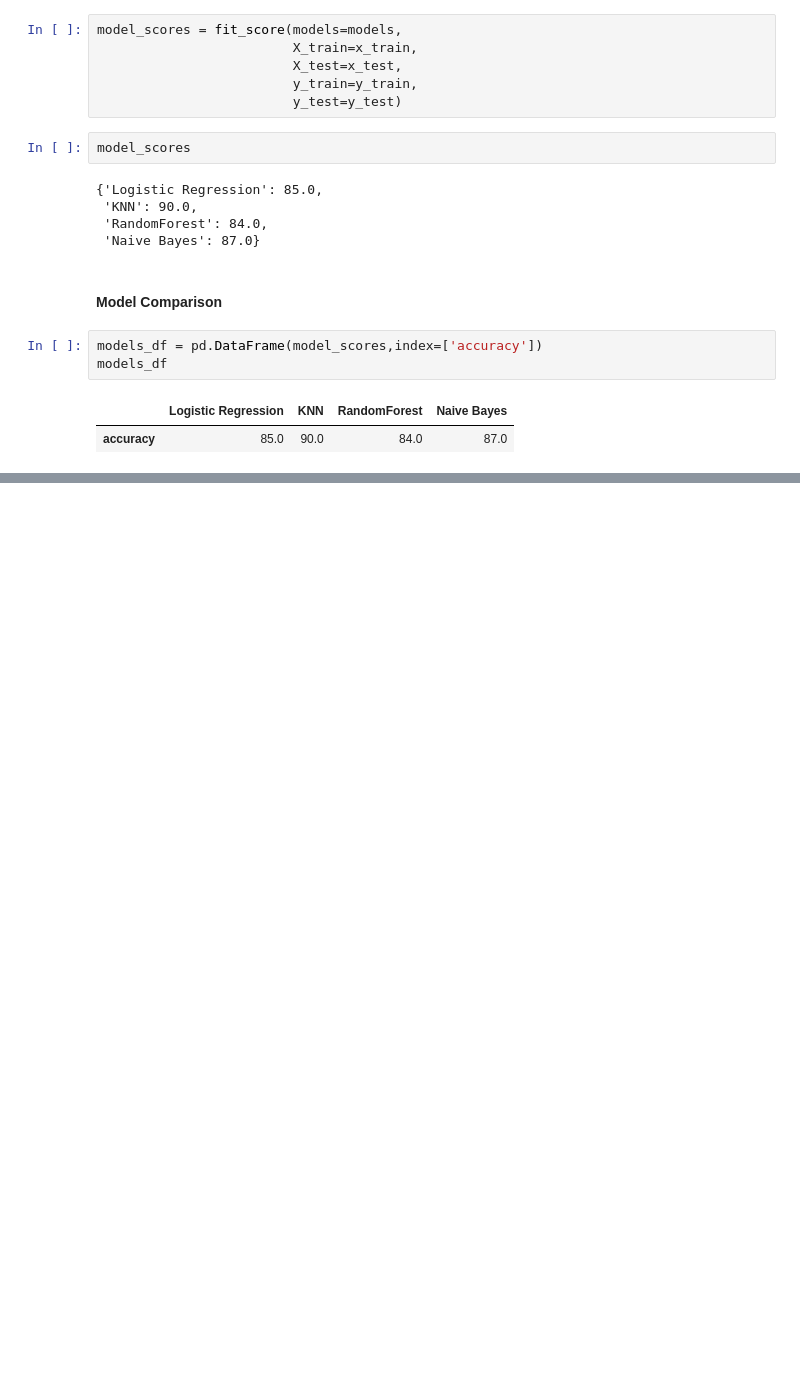
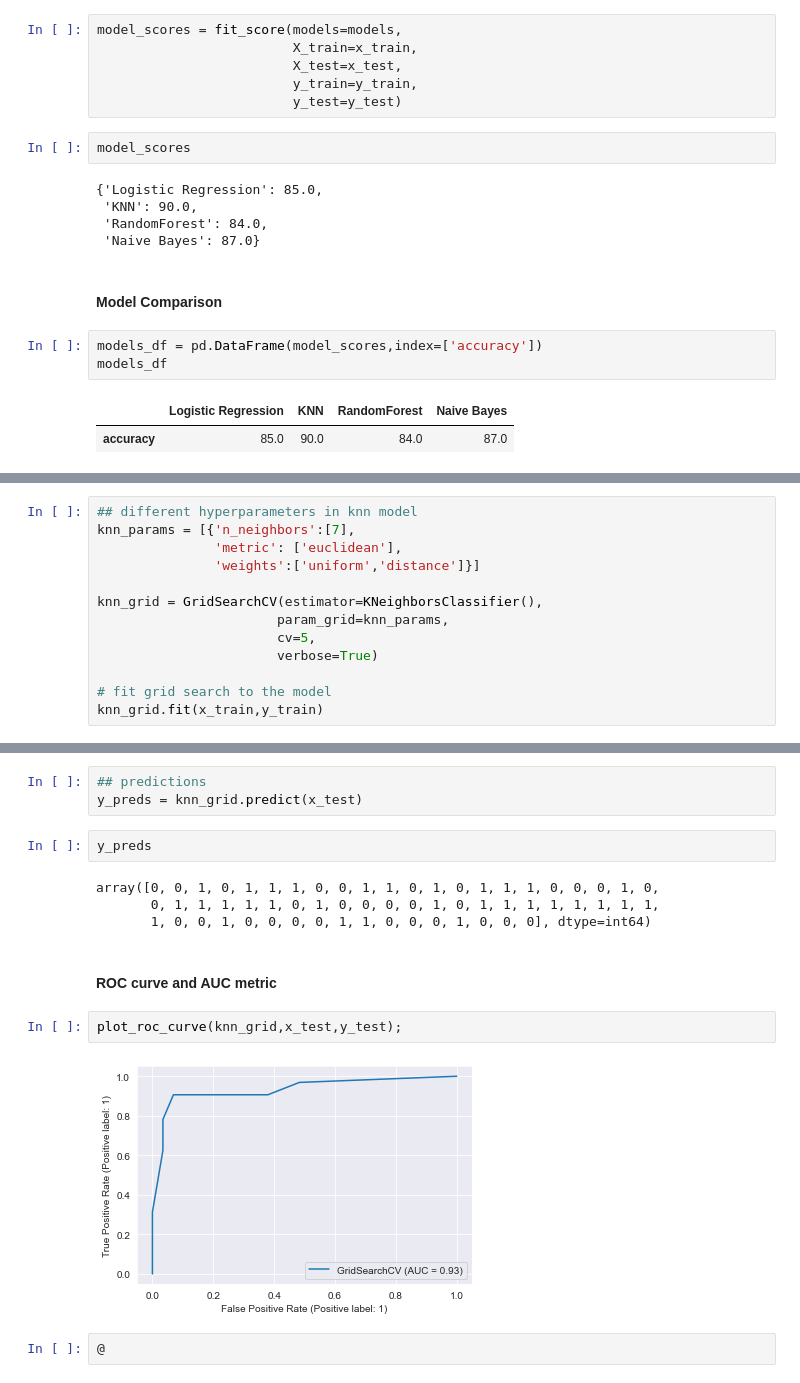
Before and after one commit to raiyan-aegon/My-Portfolio, a Jupyter notebook: Python/Machine Learning/Supervised Learning/Heart Disease/HeartDiseaseProject.ipynb, the cells around one changed output, grey strips where cells are left out. Cells and saved outputs as stored; diff of their text form; blank space fills up the shorter version.

```diff
--- a/Python/Machine Learning/Supervised Learning/Heart Disease/HeartDiseaseProject.ipynb
+++ b/Python/Machine Learning/Supervised Learning/Heart Disease/HeartDiseaseProject.ipynb
@@ -469,0 +477,13 @@ sns.barplot(data=models_df)
+# %%
+## different hyperparameters in knn model
+knn_params = [{'n_neighbors':[7],
+               'metric': ['euclidean'],
+               'weights':['uniform','distance']}]
+
+knn_grid = GridSearchCV(estimator=KNeighborsClassifier(),
+                       param_grid=knn_params,
+                       cv=5,
+                       verbose=True)
+
+# fit grid search to the model
+knn_grid.fit(x_train,y_train)
@@ -469,0 +553,17 @@ sns.barplot(data=models_df)
+# %%
+## predictions
+y_preds = knn_grid.predict(x_test)
+# %%
+y_preds
+# %% [output]
+array([0, 0, 1, 0, 1, 1, 1, 0, 0, 1, 1, 0, 1, 0, 1, 1, 1, 0, 0, 0, 1, 0,
+       0, 1, 1, 1, 1, 1, 0, 1, 0, 0, 0, 0, 1, 0, 1, 1, 1, 1, 1, 1, 1, 1,
+       1, 0, 0, 1, 0, 0, 0, 0, 1, 1, 0, 0, 0, 1, 0, 0, 0], dtype=int64)
+# %% [markdown]
+#### ROC curve and AUC metric
+# %%
+plot_roc_curve(knn_grid,x_test,y_test);
+# %% [output]
+[figure, added]
+# %%
+@
```
Also changed, not shown: parts of 15 cells of this notebook.
